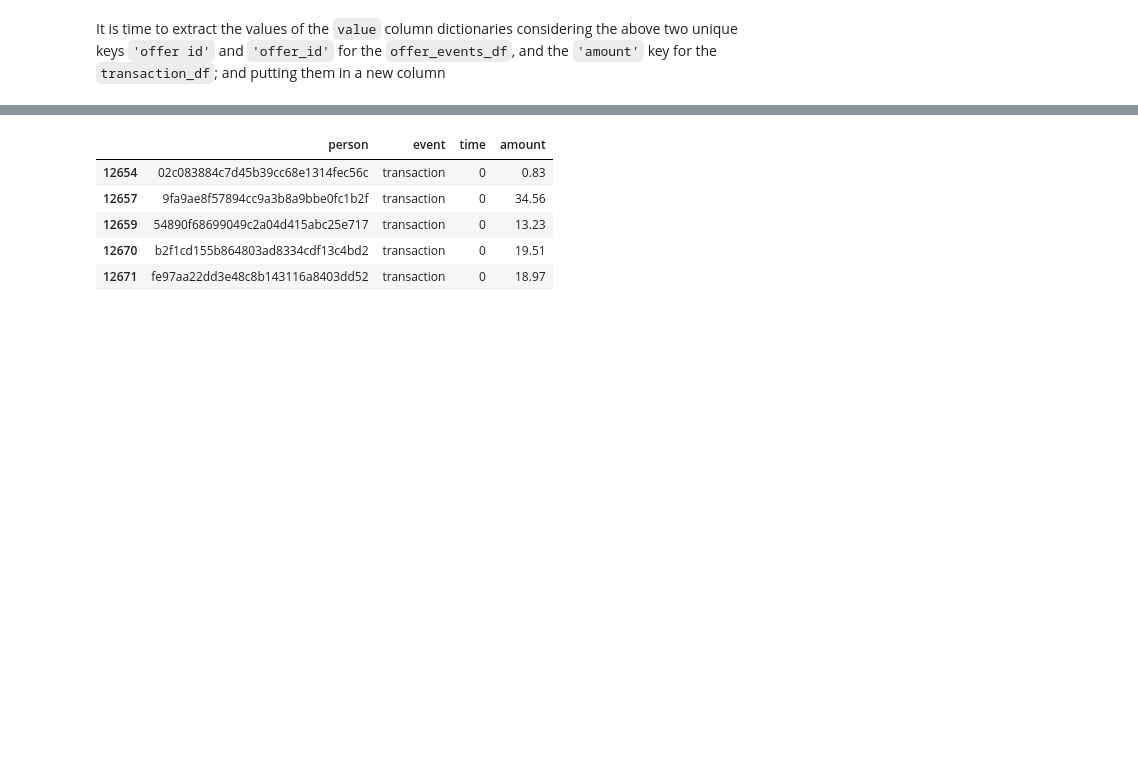
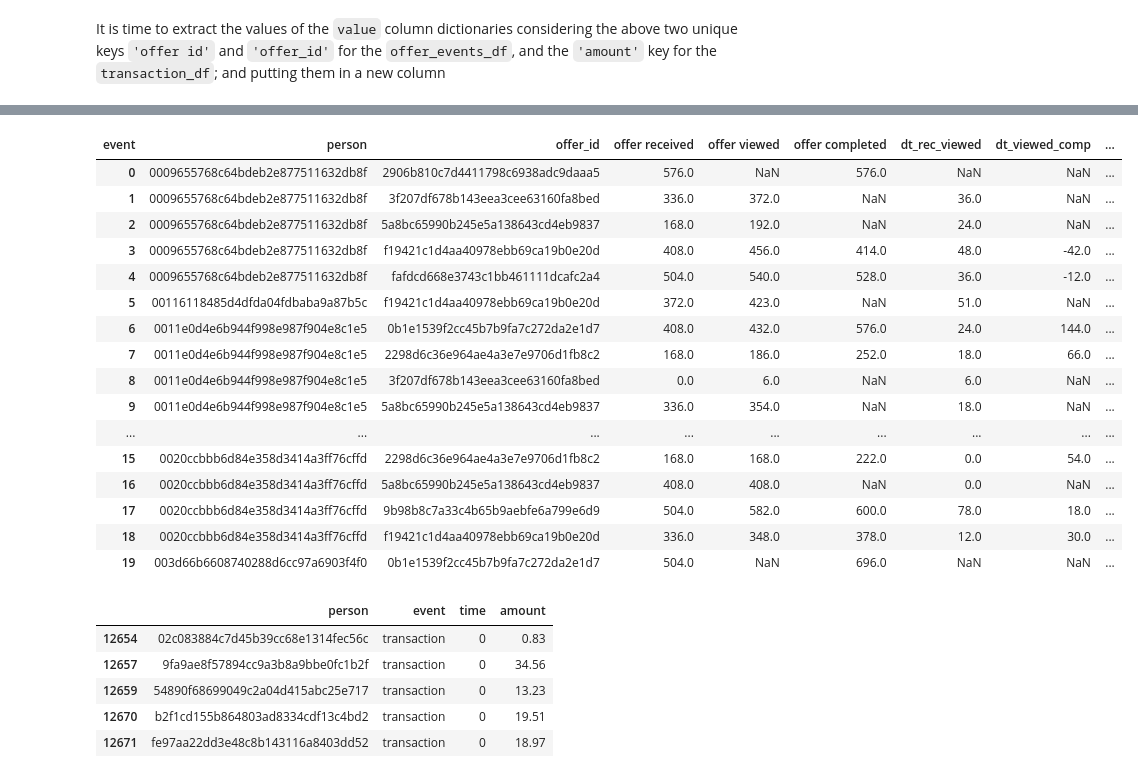
Before and after one commit to Haroldg94/Udacity-Machine-Learning-Engineer-Nanodegree, a Jupyter notebook: Capstone_project.ipynb, the cells around one changed output, grey strips where cells are left out. Saved outputs shown, nothing was run; the diff lists cells and outputs as text; code cells hidden in the pictures; blank space fills up the shorter version.

```diff
--- a/Capstone_project.ipynb
+++ b/Capstone_project.ipynb
@@ -379,0 +543,10 @@ offer_events_df.head()
+# %%
+# Making a pivot table to have the time of each offer event by each offer id and person id
+pivot_offer_df = pd.pivot_table(data=offer_events_df,
+                                index=['person','offer_id'],
+                                columns=['event'],
+                                values='time',
+                                aggfunc = 'count'
+                               ).reset_index()
+#pivot_offer_df = pivot_offer_df[['person', 'offer_id', 'offer received', 'offer viewed', 'offer completed']]
+pivot_offer_df.head(10)
@@ -380,3 +574,26 @@ offer_events_df.head()
+# %%
+pivot_offer_df['dt_rec_viewed'] = pivot_offer_df.loc[:,'offer viewed'] - pivot_offer_df.loc[:,'offer received']
+pivot_offer_df['dt_viewed_comp'] = pivot_offer_df.loc[:,'offer completed'] - pivot_offer_df.loc[:,'offer viewed']
+pivot_offer_df['dt_rec_comp'] = pivot_offer_df.loc[:,'offer completed'] - pivot_offer_df.loc[:,'offer received']
+pivot_offer_df.head(20)
+# %% [output]
+| event | person | offer_id | offer received | offer viewed | offer completed | dt_rec_viewed | dt_viewed_comp | ... |
+| 0 | 0009655768c64bdeb2e877511632db8f | 2906b810c7d4411798c6938adc9daaa5 | 576.0 | NaN | 576.0 | NaN | NaN | ... |
+| 1 | 0009655768c64bdeb2e877511632db8f | 3f207df678b143eea3cee63160fa8bed | 336.0 | 372.0 | NaN | 36.0 | NaN | ... |
+| 2 | 0009655768c64bdeb2e877511632db8f | 5a8bc65990b245e5a138643cd4eb9837 | 168.0 | 192.0 | NaN | 24.0 | NaN | ... |
+| 3 | 0009655768c64bdeb2e877511632db8f | f19421c1d4aa40978ebb69ca19b0e20d | 408.0 | 456.0 | 414.0 | 48.0 | -42.0 | ... |
+| 4 | 0009655768c64bdeb2e877511632db8f | fafdcd668e3743c1bb461111dcafc2a4 | 504.0 | 540.0 | 528.0 | 36.0 | -12.0 | ... |
+| 5 | 00116118485d4dfda04fdbaba9a87b5c | f19421c1d4aa40978ebb69ca19b0e20d | 372.0 | 423.0 | NaN | 51.0 | NaN | ... |
+| 6 | 0011e0d4e6b944f998e987f904e8c1e5 | 0b1e1539f2cc45b7b9fa7c272da2e1d7 | 408.0 | 432.0 | 576.0 | 24.0 | 144.0 | ... |
+| 7 | 0011e0d4e6b944f998e987f904e8c1e5 | 2298d6c36e964ae4a3e7e9706d1fb8c2 | 168.0 | 186.0 | 252.0 | 18.0 | 66.0 | ... |
+| 8 | 0011e0d4e6b944f998e987f904e8c1e5 | 3f207df678b143eea3cee63160fa8bed | 0.0 | 6.0 | NaN | 6.0 | NaN | ... |
+| 9 | 0011e0d4e6b944f998e987f904e8c1e5 | 5a8bc65990b245e5a138643cd4eb9837 | 336.0 | 354.0 | NaN | 18.0 | NaN | ... |
+| ... | ... | ... | ... | ... | ... | ... | ... | ... |
+| 15 | 0020ccbbb6d84e358d3414a3ff76cffd | 2298d6c36e964ae4a3e7e9706d1fb8c2 | 168.0 | 168.0 | 222.0 | 0.0 | 54.0 | ... |
+| 16 | 0020ccbbb6d84e358d3414a3ff76cffd | 5a8bc65990b245e5a138643cd4eb9837 | 408.0 | 408.0 | NaN | 0.0 | NaN | ... |
+| 17 | 0020ccbbb6d84e358d3414a3ff76cffd | 9b98b8c7a33c4b65b9aebfe6a799e6d9 | 504.0 | 582.0 | 600.0 | 78.0 | 18.0 | ... |
+| 18 | 0020ccbbb6d84e358d3414a3ff76cffd | f19421c1d4aa40978ebb69ca19b0e20d | 336.0 | 348.0 | 378.0 | 12.0 | 30.0 | ... |
+| 19 | 003d66b6608740288d6cc97a6903f4f0 | 0b1e1539f2cc45b7b9fa7c272da2e1d7 | 504.0 | NaN | 696.0 | NaN | NaN | ... |
 # %%
 transaction_df.head()
 # %% [output]
```
Also changed, not shown: parts of 17 cells of this notebook.
